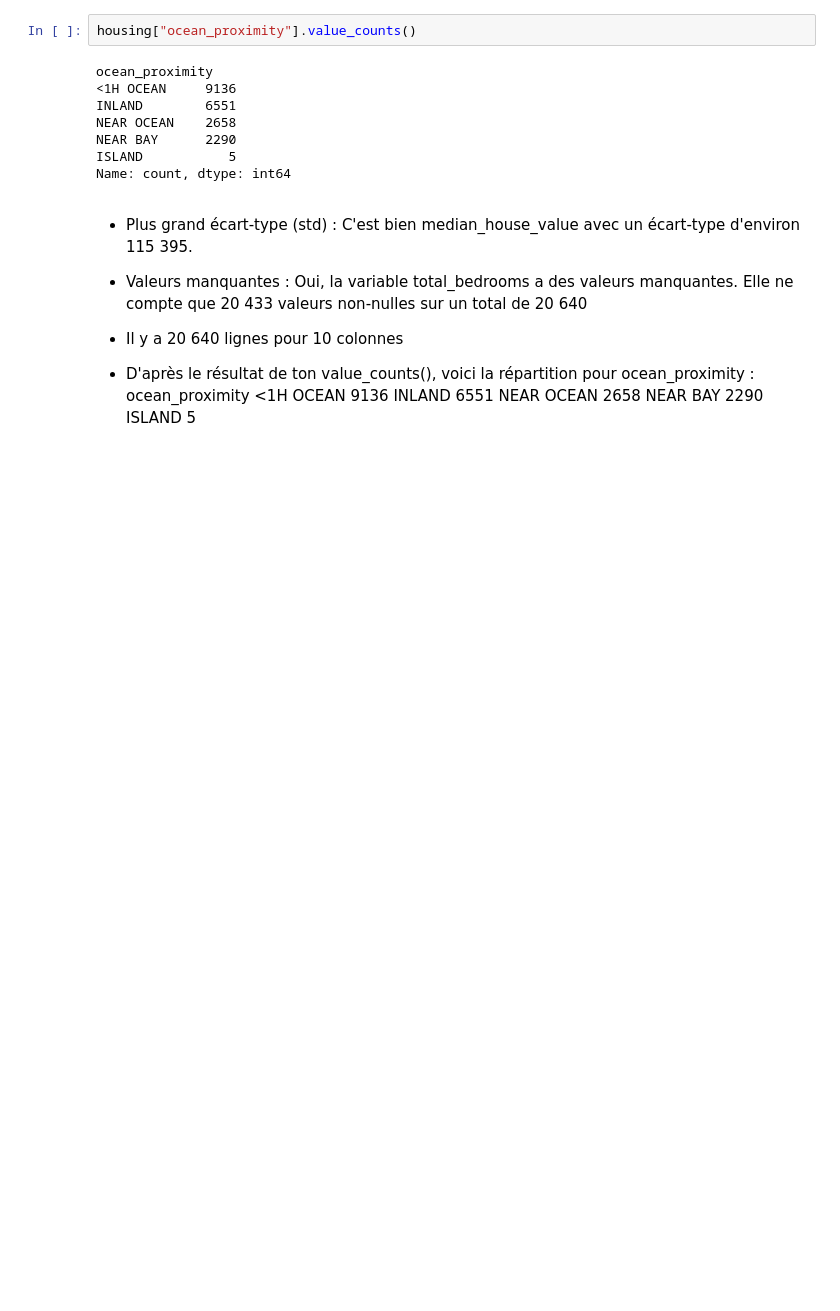
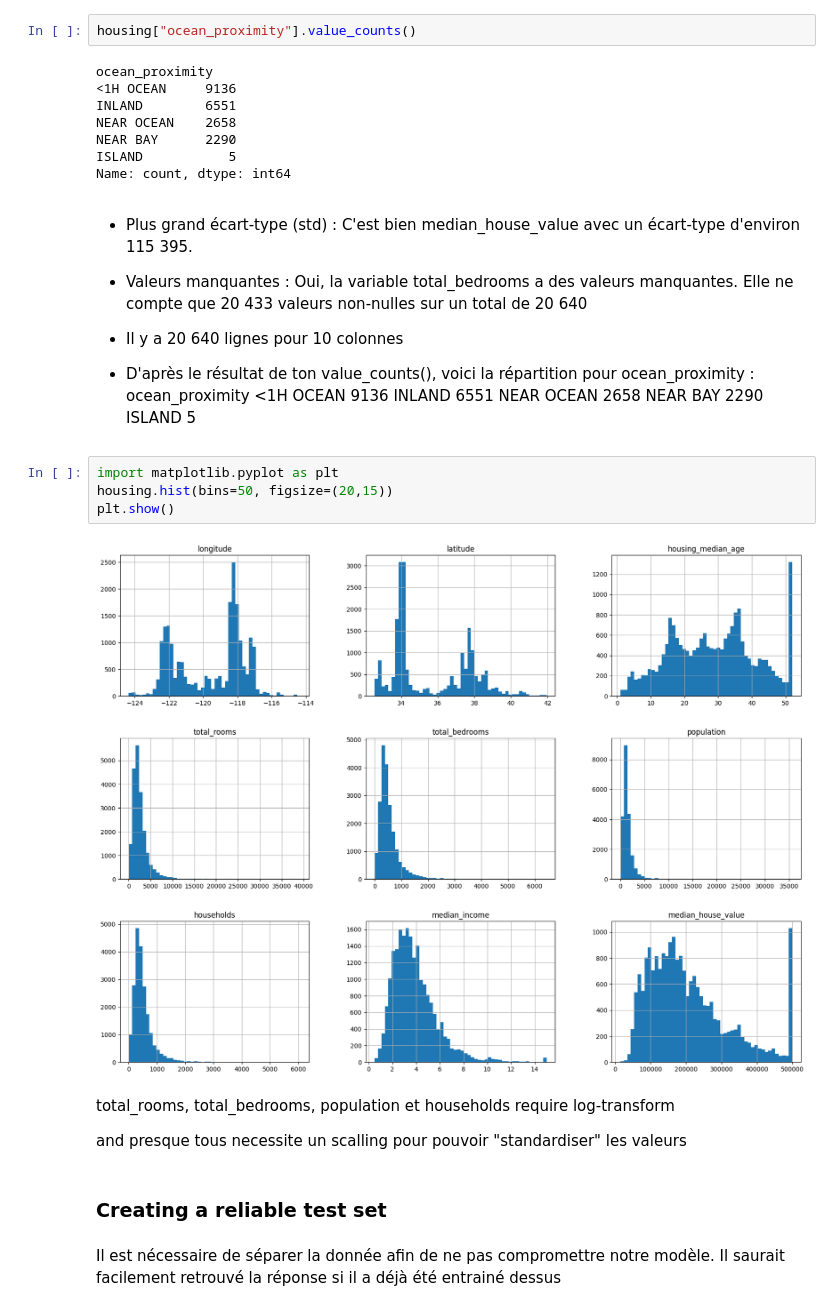
Before and after one commit to Manissa12/Machine-learning, a Jupyter notebook: tp1 lotfi.ipynb, the cells around one changed output. Saved outputs shown, nothing was run; the diff lists cells and outputs as text; blank space fills up the shorter version.

```diff
--- a/tp1 lotfi.ipynb
+++ b/tp1 lotfi.ipynb
@@ -137,3 +138,17 @@ INLAND        6551
 NEAR OCEAN    2658
 NEAR BAY      2290
 ISLAND           5
+# %%
+import matplotlib.pyplot as plt
+housing.hist(bins=50, figsize=(20,15))
+plt.show()
+# %% [output]
+[figure, added]
+# %% [markdown]
+total_rooms, total_bedrooms, population et households  require log-transform
+
+and presque tous necessite un scalling pour pouvoir "standardiser" les valeurs
+# %% [markdown]
+### Creating a reliable test set
+# %% [markdown]
+Il est nécessaire de séparer la donnée afin de ne pas compromettre notre modèle. Il saurait facilement retrouvé la réponse si il a déjà été entrainé dessus
```
Also changed, not shown: parts of 58 cells of this notebook, 1 other file.
